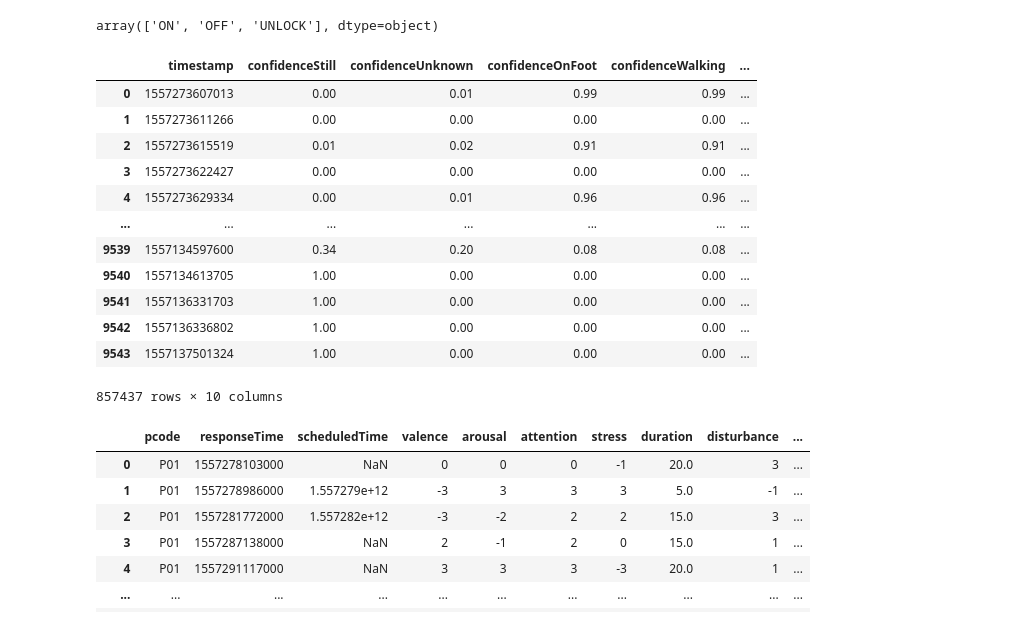
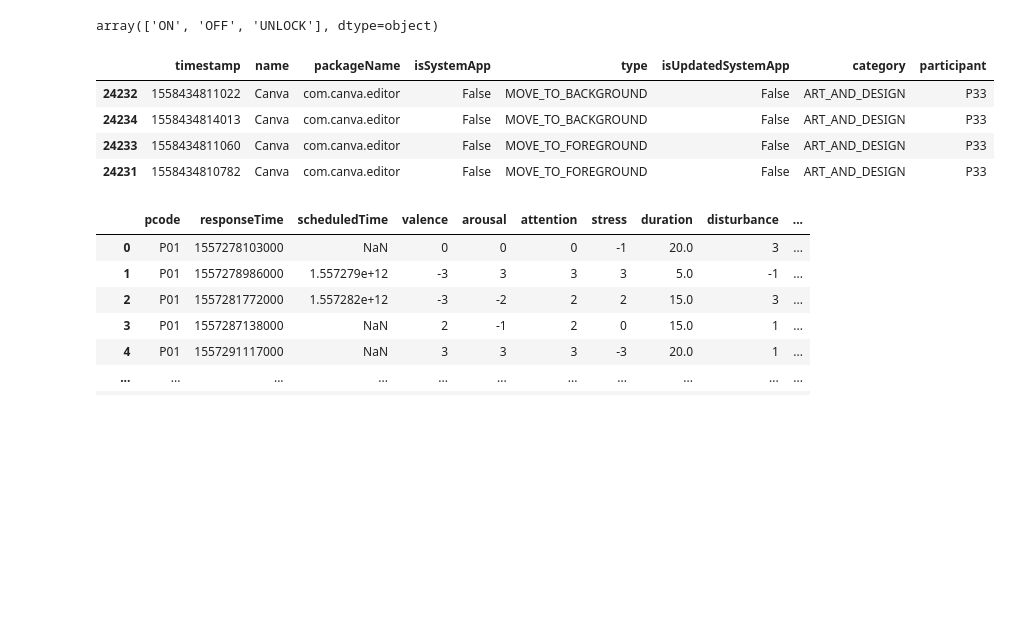
Before and after one commit to mauro-vb/quantitative-methods-analysis-project, a Jupyter notebook: data_exploration.ipynb, the cells around one changed output. Saved outputs shown, nothing was run; the diff lists cells and outputs as text; code cells hidden in the pictures; blank space fills up the shorter version.

Commit message:
added new preprocessing file, also some further exploration

```diff
--- a/data_exploration.ipynb
+++ b/data_exploration.ipynb
@@ -45,8 +47,8 @@ After a first look at the existing literature on the topic we found that there i
 smartphone_data_files_rq1 = ["ActivityEvent.csv", "ActivityEvent.csv", "Location.csv"]
 wearable_data_files_rq1 = ["Acceleration.csv", "HR.csv"]
 
-smartphone_data_files_exploration = ["AppUsageEvent.csv", "ActivityEvent.csv", "Location.csv"]
-wearable_data_files_exploration = ["Calorie.csv", "AmbientLight.csv", "UltraViolet.csv"]
+smartphone_data_files_exploration = ["AppUsageEvent.csv", "Location.csv"]
+wearable_data_files_exploration = ["HR.csv","SlinTemperature", "AmbientLight.csv", "UltraViolet.csv"]
 esm_file_path = os.path.join(data_dir,"SubjData", "EsmResponse.csv")
 # %%
 # build dicts to acces data files (also adding participant identifier column)
@@ -139,21 +180,13 @@ smartphone_data["ScreenEvent"].type.unique()
 # %% [output]
 array(['ON', 'OFF', 'UNLOCK'], dtype=object)
 # %%
-smartphone_data["ActivityEvent"]
+smartphone_data["AppUsageEvent"][smartphone_data["AppUsageEvent"]["category"]=="ART_AND_DESIGN"].sample(4)
 # %% [output]
-|  | timestamp | confidenceStill | confidenceUnknown | confidenceOnFoot | confidenceWalking | ... |
-| 0 | 1557273607013 | 0.00 | 0.01 | 0.99 | 0.99 | ... |
-| 1 | 1557273611266 | 0.00 | 0.00 | 0.00 | 0.00 | ... |
-| 2 | 1557273615519 | 0.01 | 0.02 | 0.91 | 0.91 | ... |
-| 3 | 1557273622427 | 0.00 | 0.00 | 0.00 | 0.00 | ... |
-| 4 | 1557273629334 | 0.00 | 0.01 | 0.96 | 0.96 | ... |
-| ... | ... | ... | ... | ... | ... | ... |
-| 9539 | 1557134597600 | 0.34 | 0.20 | 0.08 | 0.08 | ... |
-| 9540 | 1557134613705 | 1.00 | 0.00 | 0.00 | 0.00 | ... |
-| 9541 | 1557136331703 | 1.00 | 0.00 | 0.00 | 0.00 | ... |
-| 9542 | 1557136336802 | 1.00 | 0.00 | 0.00 | 0.00 | ... |
-| 9543 | 1557137501324 | 1.00 | 0.00 | 0.00 | 0.00 | ... |
+|  | timestamp | name | packageName | isSystemApp | type | isUpdatedSystemApp | category | participant |
+| 24232 | 1558434811022 | Canva | com.canva.editor | False | MOVE_TO_BACKGROUND | False | ART_AND_DESIGN | P33 |
+| 24234 | 1558434814013 | Canva | com.canva.editor | False | MOVE_TO_BACKGROUND | False | ART_AND_DESIGN | P33 |
+| 24233 | 1558434811060 | Canva | com.canva.editor | False | MOVE_TO_FOREGROUND | False | ART_AND_DESIGN | P33 |
+| 24231 | 1558434810782 | Canva | com.canva.editor | False | MOVE_TO_FOREGROUND | False | ART_AND_DESIGN | P33 |
-857437 rows × 10 columns
 # %%
 esm_df = pd.read_csv(os.path.join(data_dir, "SubjData", "EsmResponse.csv"))
 esm_df
```
Also changed, not shown: parts of 17 cells of this notebook, 1 other file.
